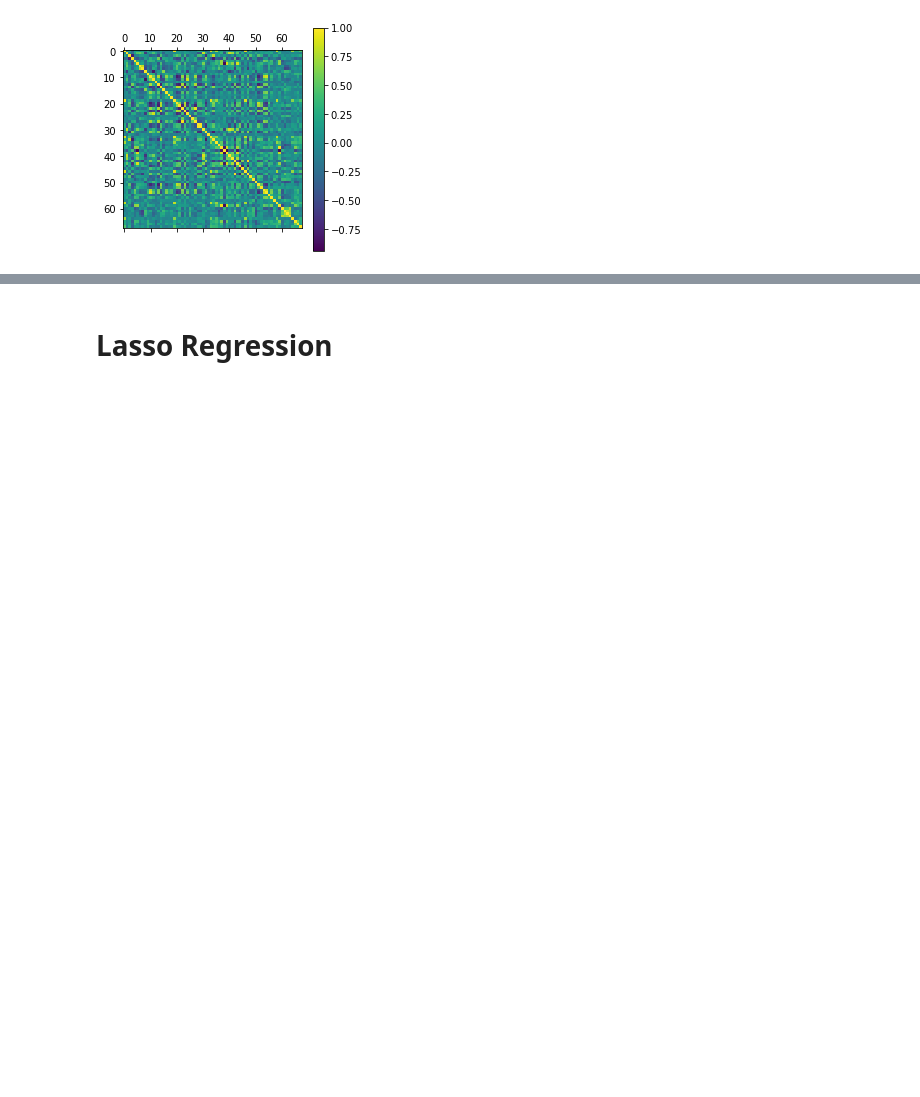
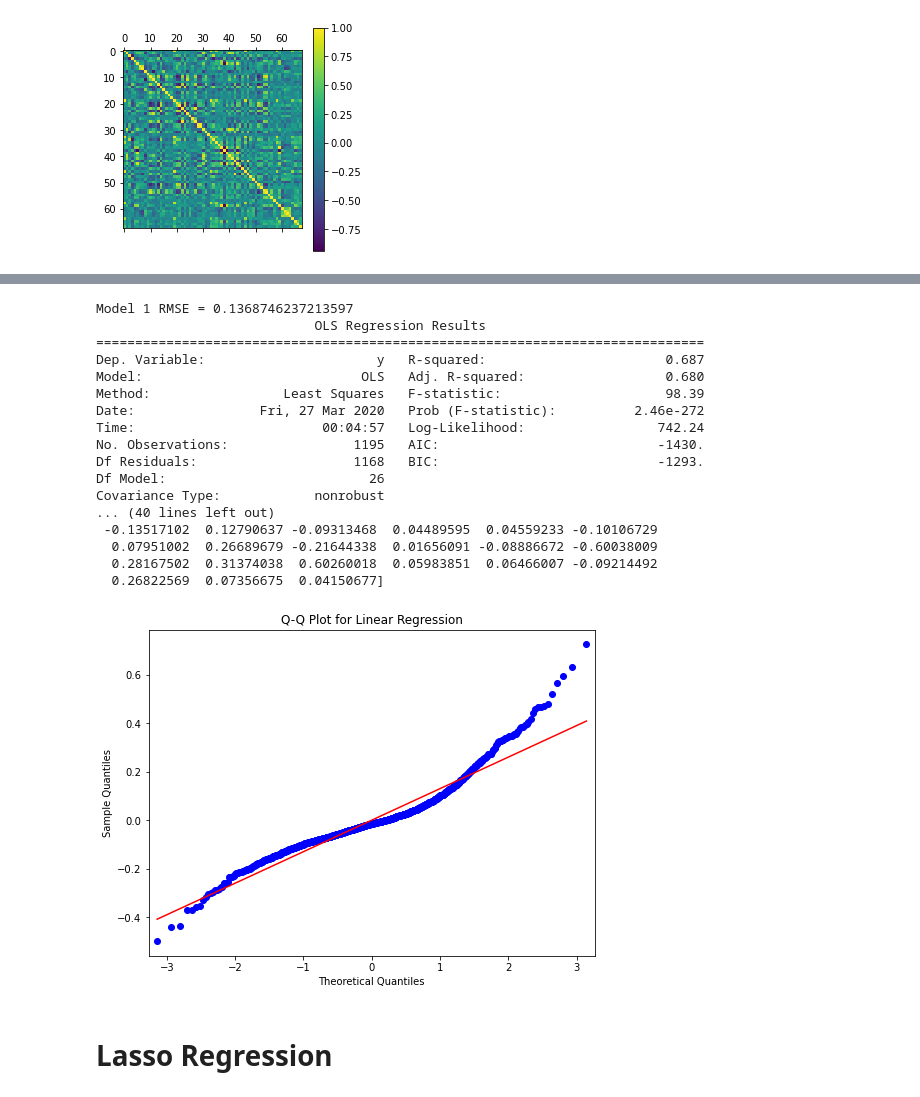
Before and after one commit to Jackhu-gc/CAB420Assignment1A, a Jupyter notebook: CAB420AssQ1.ipynb, the cells around one changed output, grey strips where cells are left out. Cells and saved outputs as stored; diff of their text form; code cells hidden in the pictures; blank space fills up the shorter version.

Commit message:
finished training and finding best fit - linear regression

```diff
--- a/CAB420AssQ1.ipynb
+++ b/CAB420AssQ1.ipynb
@@ -183,6 +189,49 @@ Covariance Type:            nonrobust
  -7.96496126e-04 -1.28716432e-02 -1.77842360e-02 -1.67913656e-02
  -4.86049713e-02  3.27869449e-02]
 [figure]
+# %%
+# Backward Elimination to remove var with large p-value one at a time
+def backwardElimination(x, Y, sl, columns):
+    numVars = len(x.values[0])
+    x = np.array(x, dtype=np.float64)
+    Y = np.array(Y, dtype=np.float64)
+    for i in range(0, numVars):
+        regressor_OLS = sm.OLS(Y, x).fit()
+        maxVar = max(regressor_OLS.pvalues).astype(float)
+        if maxVar > sl:
+            for j in range(0, numVars - i):
+                if (regressor_OLS.pvalues[j].astype(float) == maxVar):
+                    x = np.delete(x, j, 1)
+                    columns = np.delete(columns, j)
+
+    regressor_OLS.summary()
+    return x, columns
+
+SL = 0.05
+data_modeled, afterelim_columns = backwardElimination(X,y, SL, new_columns)
+# %%
+# put new data in the data frame and train new data
+new_data = pd.DataFrame(data = data_modeled, columns = afterelim_columns)
+trainingdata(new_data, y)
+# %% [output]
+Model 1 RMSE = 0.1368746237213597
+                            OLS Regression Results
+==============================================================================
+Dep. Variable:                      y   R-squared:                       0.687
+Model:                            OLS   Adj. R-squared:                  0.680
+Method:                 Least Squares   F-statistic:                     98.39
+Date:                Fri, 27 Mar 2020   Prob (F-statistic):          2.46e-272
+Time:                        00:04:57   Log-Likelihood:                 742.24
+No. Observations:                1195   AIC:                            -1430.
+Df Residuals:                    1168   BIC:                            -1293.
+Df Model:                          26
+Covariance Type:            nonrobust
+... (40 lines left out)
+ -0.13517102  0.12790637 -0.09313468  0.04489595  0.04559233 -0.10106729
+  0.07951002  0.26689679 -0.21644338  0.01656091 -0.08886672 -0.60038009
+  0.28167502  0.31374038  0.60260018  0.05983851  0.06466007 -0.09214492
+  0.26822569  0.07356675  0.04150677]
+[figure, added]
 # %% [markdown]
 # Lasso Regression
 # %%
```
Also changed, not shown: parts of 11 cells of this notebook.
